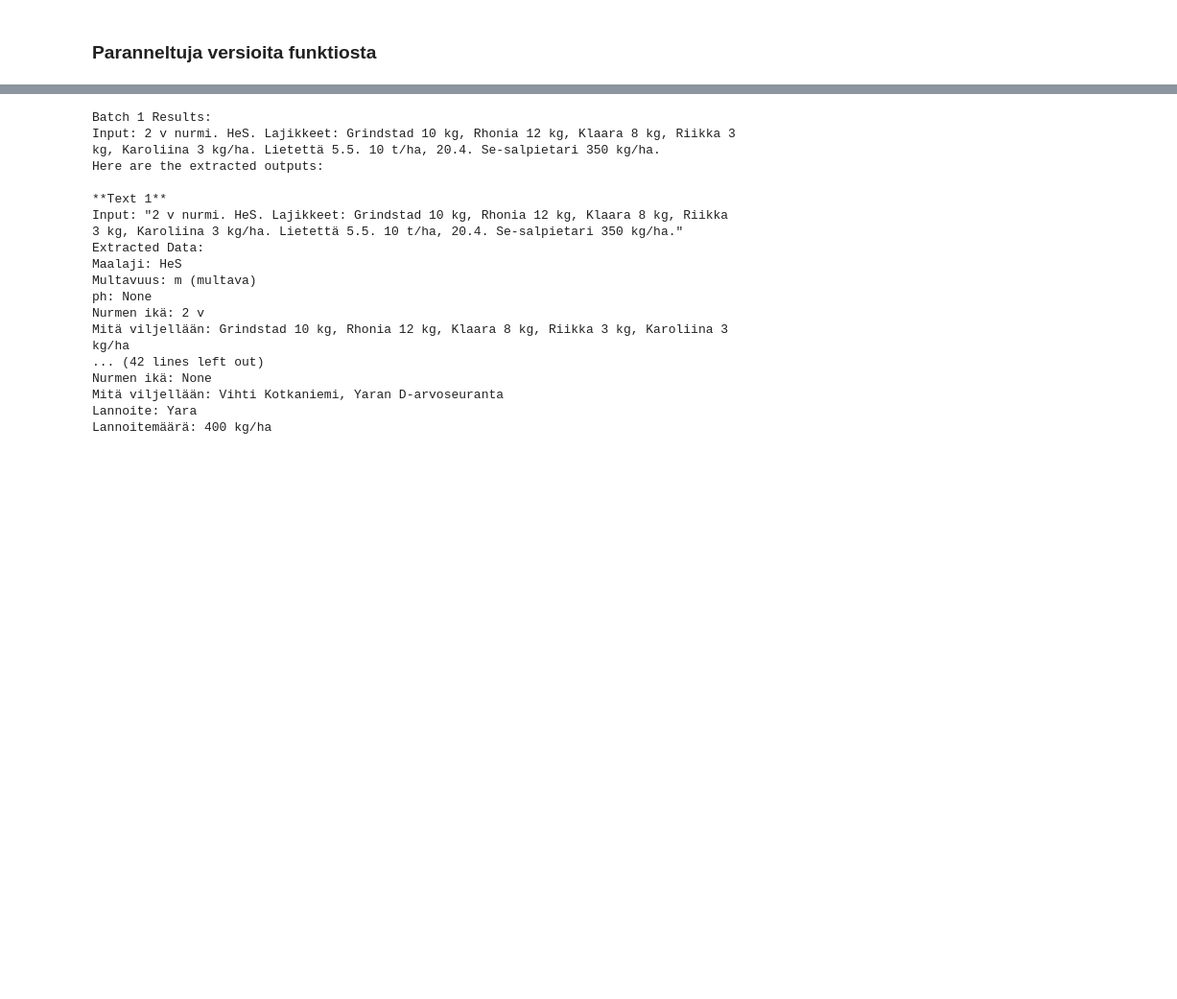
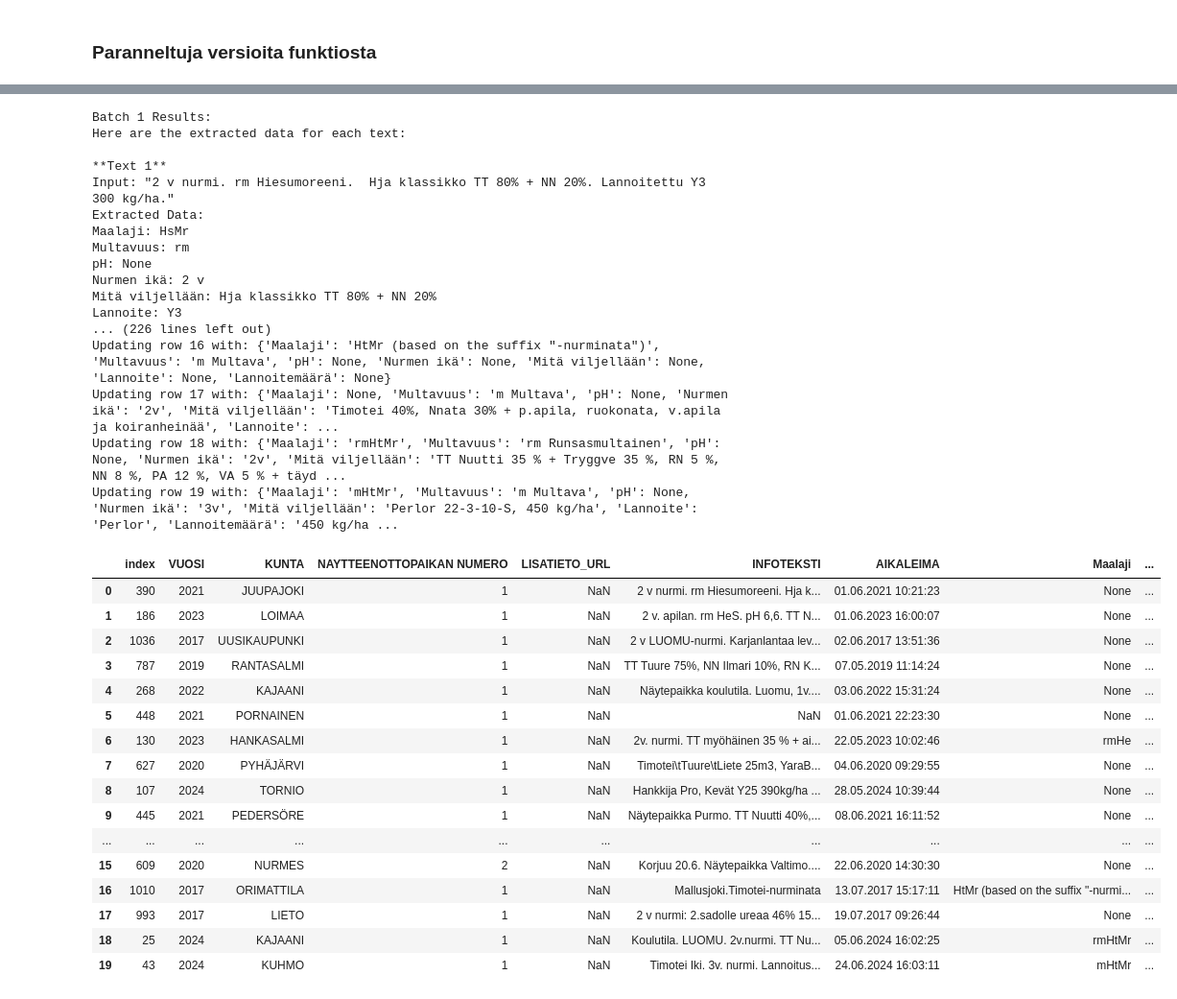
Before and after one commit to airaksinenv/llama3-data-prep-tool, a Jupyter notebook: llama3.ipynb, the cells around one changed output, grey strips where cells are left out. Shown at 96% size. Cells and saved outputs as stored; diff of their text form; code cells hidden in the pictures; blank space fills up the shorter version.

```diff
--- a/llama3.ipynb
+++ b/llama3.ipynb
@@ -318,6 +309,10 @@ def extractValuesFromText(llm, df):
         print("Extracted Data: ", response)
         print("")
 # %%
+import re
+import pandas as pd
+import json
+
 # Function for batch processing
 def extractValuesFromTextBatch(llm, df, batch_size=5):
     for i in range(0, len(df), batch_size):
@@ -332,7 +327,7 @@ def extractValuesFromTextBatch(llm, df, batch_size=5):
         # Add a clear instruction for batch output formatting
         batch_prompt += "\nProvide output in the format:\n"
         batch_prompt += "\n".join(
-            [f"Text {j + 1}: Input: \"{{Original text}}\" Extracted Data: {{Extracted data}}" for j in range(len(texts))]
+            [f"Text {j + 1}: Input: \"{{Original text}}\" \nExtracted Data: {{Extracted data}}" for j in range(len(texts))]
         )
 
         # Invoke the model with the batched prompt
@@ -340,6 +335,15 @@ def extractValuesFromTextBatch(llm, df, batch_size=5):
 
         # Print the result
         print(f"Batch {i // batch_size + 1} Results:")
-        print(f"Input: {texts[i]}")
         print(response)
         print("")
+
+        # Step 1: Extract the JSON-like blocks
+        json_blocks = re.findall(r"Extracted Data:\s*({.*?})", response, re.DOTALL)
+
+        # Step 2: Parse JSON and load into a list of dictionaries
+        parsed_data = [json.loads(block) for block in json_blocks]
+
+        # Step 3: Create a DataFrame
+        df = pd.DataFrame(parsed_data)
+        return df
@@ -379,0 +529,6 @@ Lannoitemäärä: 470 kg/ha
+# %%
+# Define the model you are using
+llm = Ollama(model="llama3:latest")  # You can choose the model you want
+
+df = extractValuesFromTextBatch(llm, test_sample, 5)
+df
@@ -380,20 +559,38 @@ Lannoitemäärä: 470 kg/ha
 # %%
-extractValuesFromTextBatch(llm, test_sample, 5)
+df = extractValuesFromTextBatch(llm, test_sample, 5)
+df
 # %% [output]
 Batch 1 Results:
-Input: 2 v nurmi. HeS. Lajikkeet: Grindstad 10 kg, Rhonia 12 kg, Klaara 8 kg, Riikka 3 kg, Karoliina 3 kg/ha. Lietettä 5.5. 10 t/ha, 20.4. Se-salpietari 350 kg/ha.
-Here are the extracted outputs:
+Here are the extracted data for each text:
 
 **Text 1**
-Input: "2 v nurmi. HeS. Lajikkeet: Grindstad 10 kg, Rhonia 12 kg, Klaara 8 kg, Riikka 3 kg, Karoliina 3 kg/ha. Lietettä 5.5. 10 t/ha, 20.4. Se-salpietari 350 kg/ha."
+Input: "2 v nurmi. rm Hiesumoreeni.  Hja klassikko TT 80% + NN 20%. Lannoitettu Y3  300 kg/ha."
 Extracted Data:
-Maalaji: HeS
-Multavuus: m (multava)
-ph: None
+Maalaji: HsMr
+Multavuus: rm
+pH: None
 Nurmen ikä: 2 v
-Mitä viljellään: Grindstad 10 kg, Rhonia 12 kg, Klaara 8 kg, Riikka 3 kg, Karoliina 3 kg/ha
-... (42 lines left out)
-Nurmen ikä: None
-Mitä viljellään: Vihti Kotkaniemi, Yaran D-arvoseuranta
-Lannoite: Yara
-Lannoitemäärä: 400 kg/ha
+Mitä viljellään: Hja klassikko TT 80% + NN 20%
+Lannoite: Y3
+... (226 lines left out)
+Updating row 16 with: {'Maalaji': 'HtMr (based on the suffix "-nurminata")', 'Multavuus': 'm Multava', 'pH': None, 'Nurmen ikä': None, 'Mitä viljellään': None, 'Lannoite': None, 'Lannoitemäärä': None}
+Updating row 17 with: {'Maalaji': None, 'Multavuus': 'm Multava', 'pH': None, 'Nurmen ikä': '2v', 'Mitä viljellään': 'Timotei 40%, Nnata 30% + p.apila, ruokonata, v.apila ja koiranheinää', 'Lannoite': ...
+Updating row 18 with: {'Maalaji': 'rmHtMr', 'Multavuus': 'rm Runsasmultainen', 'pH': None, 'Nurmen ikä': '2v', 'Mitä viljellään': 'TT Nuutti 35 % + Tryggve 35 %, RN 5 %, NN 8 %, PA 12 %, VA 5 % + täyd ...
+Updating row 19 with: {'Maalaji': 'mHtMr', 'Multavuus': 'm Multava', 'pH': None, 'Nurmen ikä': '3v', 'Mitä viljellään': 'Perlor 22-3-10-S, 450 kg/ha', 'Lannoite': 'Perlor', 'Lannoitemäärä': '450 kg/ha ...
+|  | index | VUOSI | KUNTA | NAYTTEENOTTOPAIKAN NUMERO | LISATIETO_URL | INFOTEKSTI | AIKALEIMA | Maalaji | ... |
+| 0 | 390 | 2021 | JUUPAJOKI | 1 | NaN | 2 v nurmi. rm Hiesumoreeni. Hja k... | 01.06.2021 10:21:23 | None | ... |
+| 1 | 186 | 2023 | LOIMAA | 1 | NaN | 2 v. apilan. rm HeS. pH 6,6. TT N... | 01.06.2023 16:00:07 | None | ... |
+| 2 | 1036 | 2017 | UUSIKAUPUNKI | 1 | NaN | 2 v LUOMU-nurmi. Karjanlantaa lev... | 02.06.2017 13:51:36 | None | ... |
+| 3 | 787 | 2019 | RANTASALMI | 1 | NaN | TT Tuure 75%, NN Ilmari 10%, RN K... | 07.05.2019 11:14:24 | None | ... |
+| 4 | 268 | 2022 | KAJAANI | 1 | NaN | Näytepaikka koulutila. Luomu, 1v.... | 03.06.2022 15:31:24 | None | ... |
+| 5 | 448 | 2021 | PORNAINEN | 1 | NaN | NaN | 01.06.2021 22:23:30 | None | ... |
+| 6 | 130 | 2023 | HANKASALMI | 1 | NaN | 2v. nurmi. TT myöhäinen 35 % + ai... | 22.05.2023 10:02:46 | rmHe | ... |
+| 7 | 627 | 2020 | PYHÄJÄRVI | 1 | NaN | Timotei\tTuure\tLiete 25m3, YaraB... | 04.06.2020 09:29:55 | None | ... |
+| 8 | 107 | 2024 | TORNIO | 1 | NaN | Hankkija Pro, Kevät Y25 390kg/ha ... | 28.05.2024 10:39:44 | None | ... |
+| 9 | 445 | 2021 | PEDERSÖRE | 1 | NaN | Näytepaikka Purmo. TT Nuutti 40%,... | 08.06.2021 16:11:52 | None | ... |
+| ... | ... | ... | ... | ... | ... | ... | ... | ... | ... |
+| 15 | 609 | 2020 | NURMES | 2 | NaN | Korjuu 20.6. Näytepaikka Valtimo.... | 22.06.2020 14:30:30 | None | ... |
+| 16 | 1010 | 2017 | ORIMATTILA | 1 | NaN | Mallusjoki.Timotei-nurminata | 13.07.2017 15:17:11 | HtMr (based on the suffix "-nurmi... | ... |
+| 17 | 993 | 2017 | LIETO | 1 | NaN | 2 v nurmi: 2.sadolle ureaa 46% 15... | 19.07.2017 09:26:44 | None | ... |
+| 18 | 25 | 2024 | KAJAANI | 1 | NaN | Koulutila. LUOMU. 2v.nurmi. TT Nu... | 05.06.2024 16:02:25 | rmHtMr | ... |
+| 19 | 43 | 2024 | KUHMO | 1 | NaN | Timotei Iki. 3v. nurmi. Lannoitus... | 24.06.2024 16:03:11 | mHtMr | ... |
```
Also changed, not shown: parts of 8 cells of this notebook, 3 other files.
